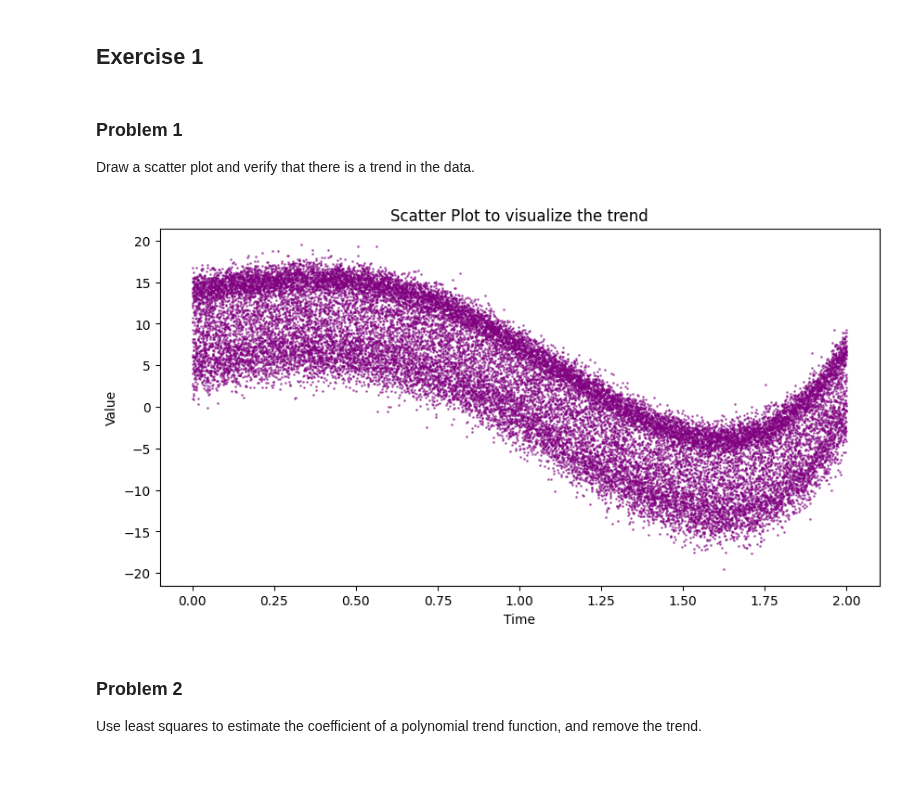
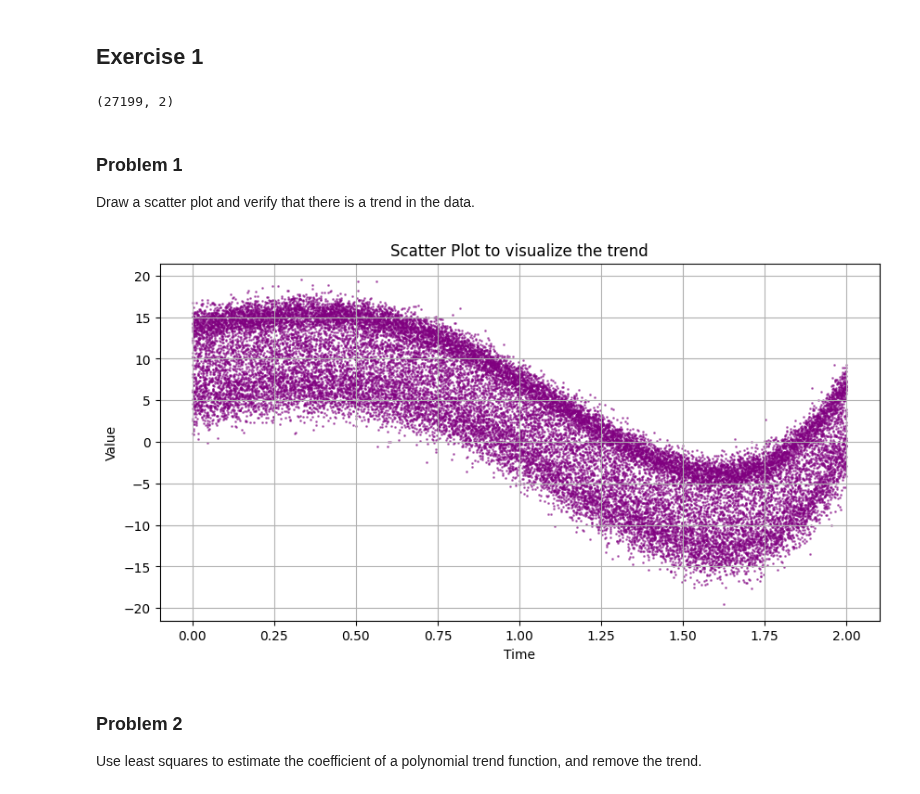
Before and after one commit to DaMole98/SPE-labs, a Jupyter notebook: HW-3/HW3.ipynb, the cells around one changed output. Saved outputs shown, nothing was run; the diff lists cells and outputs as text; code cells hidden in the pictures.

```diff
--- a/HW-3/HW3.ipynb
+++ b/HW-3/HW3.ipynb
@@ -9,6 +13,9 @@ import matplotlib.pyplot as plt
 # %%
 # Read the CSV file
 df = pd.read_csv('data_ex1_wt.csv')
+print(df.shape)
+# %% [output]
+(27199, 2)
 # %% [markdown]
 ### Problem 1
 
@@ -16,11 +23,12 @@ Draw a scatter plot and verify that there is a trend in the data.
 # %%
 # Display the time series data with a scatter plot
 
 plt.figure(figsize=(10, 5))
 plt.scatter(df["time"], df["value"], color="purple", alpha=0.5, s=1)
+plt.grid(True)
 plt.xlabel("Time")
 plt.ylabel("Value")
 plt.title("Scatter Plot to visualize the trend")
 plt.show()
 # %% [output]
-[figure, old version]
+[figure, new version]
```
Also changed, not shown: parts of 7 cells of this notebook.
